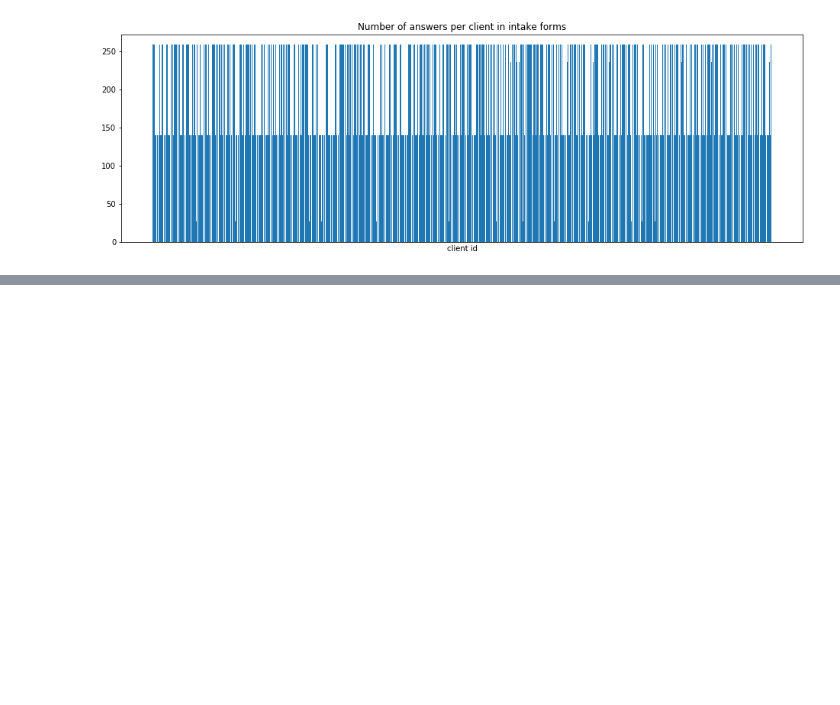
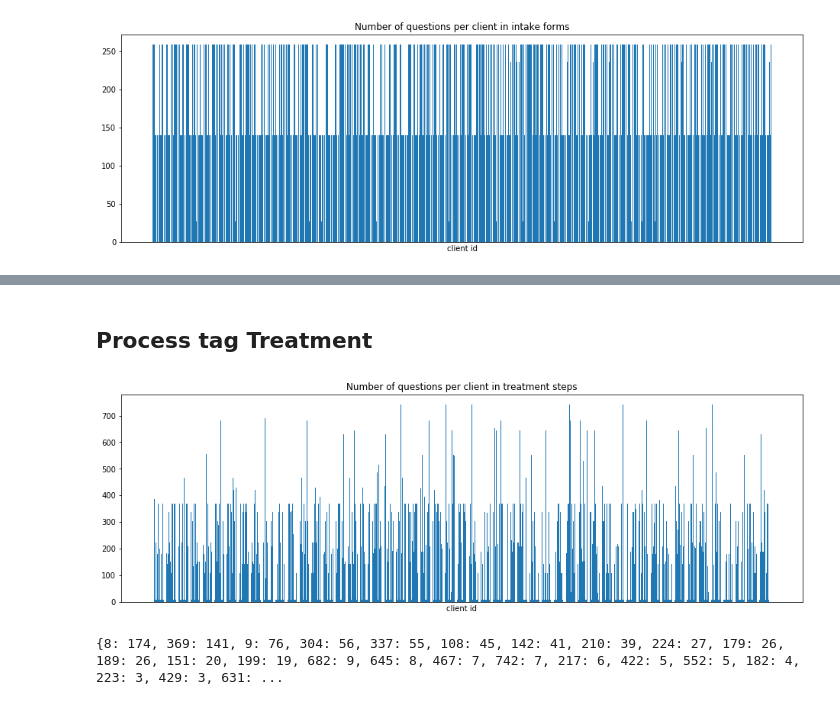
Before and after one commit to eriktks/data-processing, a Jupyter notebook: xml2csv.ipynb, the cells around one changed output, grey strips where cells are left out. Saved outputs shown, nothing was run; the diff lists cells and outputs as text; code cells hidden in the pictures; blank space fills up the shorter version.

```diff
--- a/xml2csv.ipynb
+++ b/xml2csv.ipynb
@@ -115,15 +118,17 @@ QUERYQUESTIONNUMBER = "./"+QUESTIONNUMBER
 QUERYANSWER = "./"+ANSWER
 QUERYANSWERTEXT = "./"+ANSWERTEXT
 OUTFILENAME = "Intake.csv"
+PLOTFILENAME = "Intake.png"
+TITLESTRING = "Number of questions per client in intake forms"
 # %%
-def getAnswerDataList():
+def getAnswerDataList(querySection=QUERYINTAKE):
     inFileNames = sorted(os.listdir(DATADIR))
     answerDataList = []
     for inFileName in inFileNames:
         if re.search(FILEPATTERN,inFileName):
             root = readGzippedXmlFile(DATADIR+inFileName)
-            for intake in root.findall(QUERYINTAKE):
-                for question in intake.findall(QUERYQUESTION):
+            for section in root.findall(querySection):
+                for question in section.findall(QUERYQUESTION):
                     answerDict = {CLIENT:fileNameToId(inFileName)}
                     try:
                         answerDict[TITLE] = list(question.findall(QUERYTITLE))[0].text.strip()
@@ -180,15 +185,16 @@ def answerDataListToDf(answerDataList):
 def saveAnswerDataDf(answerDataDf,outFileName=OUTFILENAME):
     answerDataDf.to_csv(outFileName,index=None)
 # %%
-def visualizeAnswerDataDf(answerDataDf):
+def visualizeAnswerDataDf(answerDataDf,titleString=TITLESTRING,plotFileName=PLOTFILENAME):
     x = sorted(set(answerDataDf[CLIENT]))
     answerDataDfGroups = answerDataDf.groupby([CLIENT])
     y = [len(answerDataDfGroups.groups[client]) for client in x]
     plt.figure(figsize=(16,5))
     plt.bar(x,y)
-    plt.title("Number of answers per client in intake forms")
+    plt.title(titleString)
     plt.xlabel("client id")
     plt.tick_params(axis='x',which='both',bottom=False,labelbottom=False)
+    plt.savefig(plotFileName)
     plt.show()
 # %%
 def showValueFrequencies(answerDataDf):
@@ -219,0 +221,21 @@ number of occurences of 236 is 42
+# %% [markdown]
+## Process tag Treatment
+# %%
+QUERYTREATMENT = "./Treatment"
+OUTFILENAME = "Treatment.csv"
+TITLESTRING = "Number of questions per client in treatment steps"
+PLOTFILENAME = "Treatment.png"
+
+answerDataList = getAnswerDataList(querySection=QUERYTREATMENT)
+answerTextFreqs = countAnswerTexts(answerDataList)
+answerDataList = removeRareDataValues(answerDataList,answerTextFreqs)
+answerDataDf = answerDataListToDf(answerDataList)
+saveAnswerDataDf(answerDataDf,outFileName=OUTFILENAME)
+# %%
+visualizeAnswerDataDf(answerDataDf,titleString=TITLESTRING,plotFileName=PLOTFILENAME)
+# %% [output]
+[figure, added]
+# %%
+showValueFrequencies(answerDataDf)
+# %% [output]
+{8: 174, 369: 141, 9: 76, 304: 56, 337: 55, 108: 45, 142: 41, 210: 39, 224: 27, 179: 26, 189: 26, 151: 20, 199: 19, 682: 9, 645: 8, 467: 7, 742: 7, 217: 6, 422: 5, 552: 5, 182: 4, 223: 3, 429: 3, 631: ...
```
Also changed, not shown: parts of 17 cells of this notebook.
